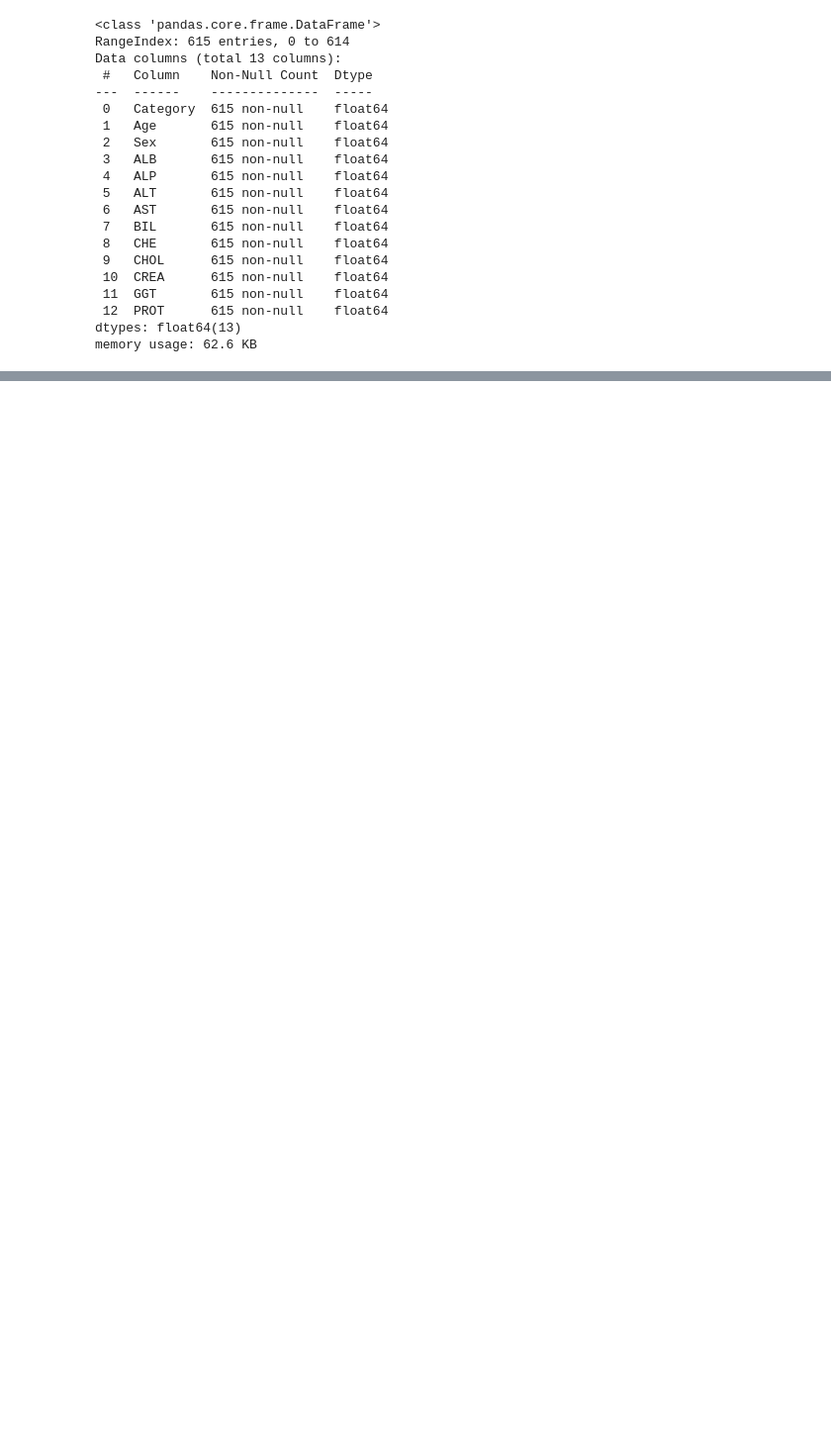
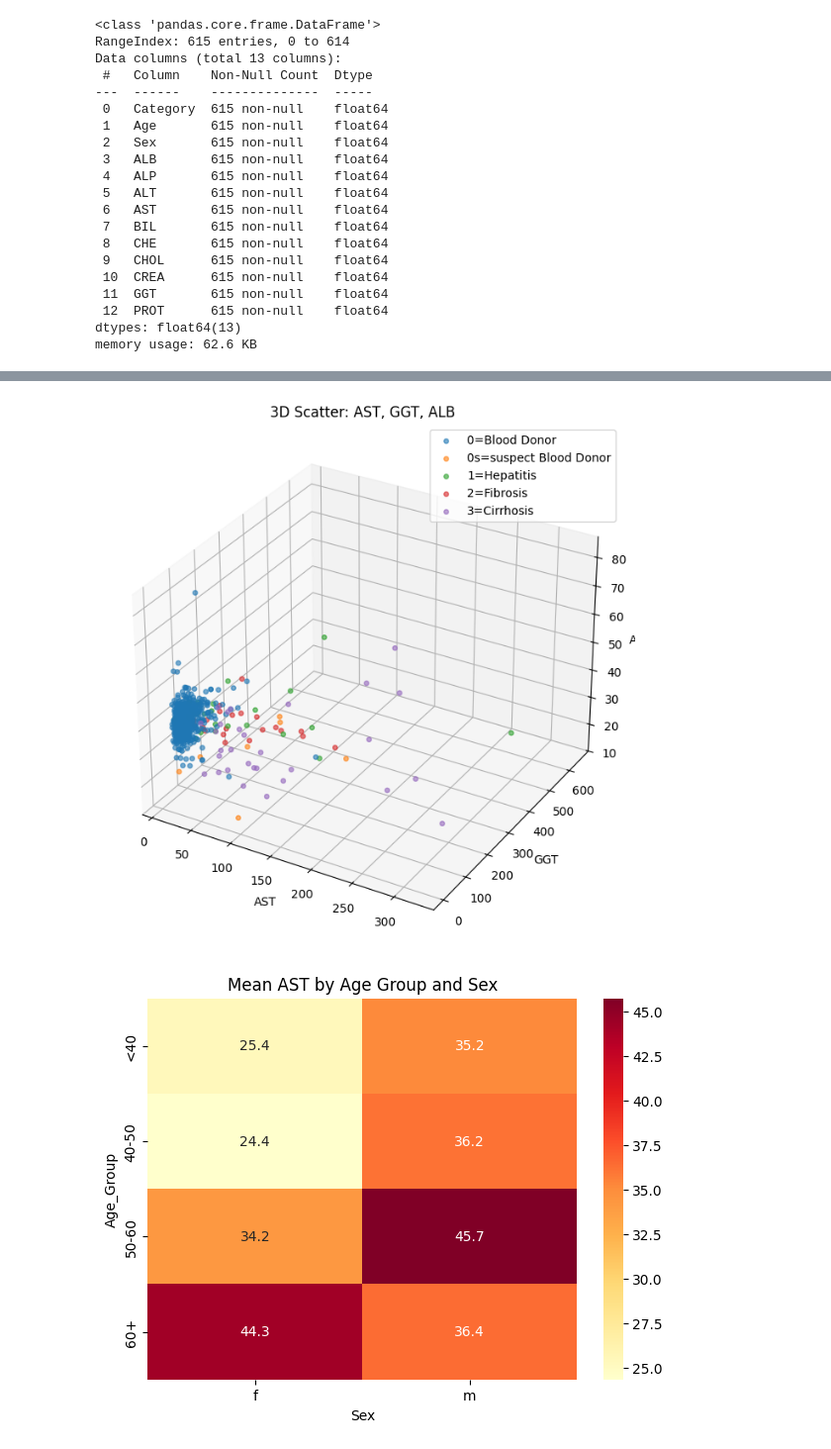
Before and after one commit to abhaymittal7/abhaymittal_eda, a Jupyter notebook: Untitled0.ipynb, the cells around one changed output, grey strips where cells are left out. Shown at 99% size. Cells and saved outputs as stored; diff of their text form; code cells hidden in the pictures; blank space fills up the shorter version.

```diff
--- a/Untitled0.ipynb
+++ b/Untitled0.ipynb
@@ -328,0 +682,54 @@ df.describe()
+# %%
+#3D scatter plot: AST, GGT and ALB coloured by category
+fig = plt.figure(figsize=(10, 8))
+ax = fig.add_subplot(111, projection="3d")
+
+for category in hcv_data["Category"].unique():
+    subset = hcv_data[hcv_data["Category"] == category]
+    ax.scatter(
+        subset["AST"],
+        subset["GGT"],
+        subset["ALB"],
+        label=category,
+        alpha=0.6,
+        s=15
+    )
+
+ax.set_xlabel("AST")
+ax.set_ylabel("GGT")
+ax.set_zlabel("ALB")
+ax.set_title("3D Scatter: AST, GGT, ALB")
+ax.legend()
+plt.show()
+
+#Heatmap of mean AST across age group and sex
+plt.figure(figsize=(7, 5))
+
+sns.heatmap(
+    pd.pivot_table(
+        hcv_data,
+        values="AST",
+        index="Age_Group",
+        columns="Sex",
+        aggfunc="mean",
+        observed=True
+    ),
+    annot=True,
+    fmt=".1f",
+    cmap="YlOrRd"
+)
+
+plt.title("Mean AST by Age Group and Sex")
+plt.show()
+
+#Pair plot of three lab values with diagnosis hue
+sns.pairplot(
+    hcv_data[["AST", "GGT", "ALB", "Diagnosis"]],
+    hue="Diagnosis",
+    plot_kws={"alpha": 0.5, "s": 15}
+)
+
+plt.show()
+# %% [output]
+[figure, added]
+[figure, added]
```
Also changed, not shown: parts of 14 cells of this notebook.
